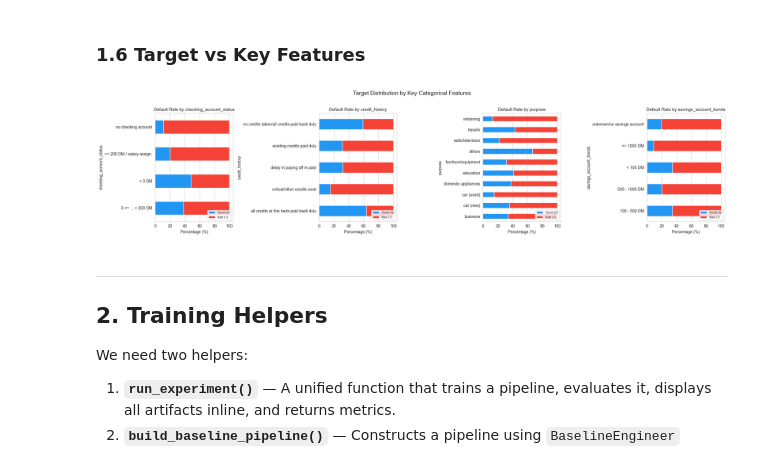
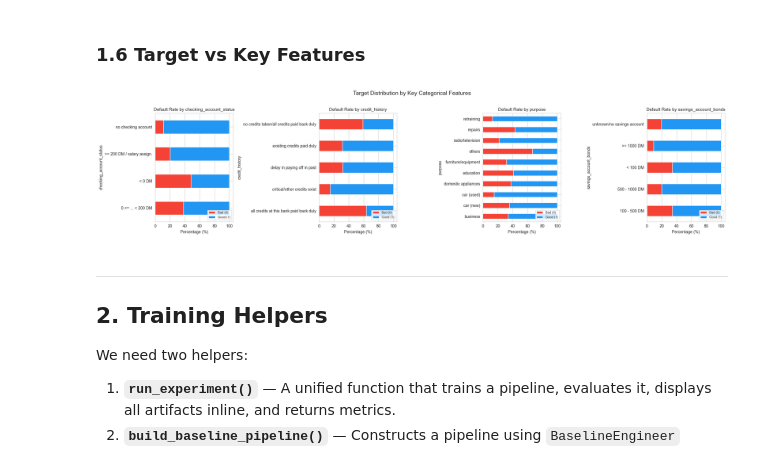
Before and after one commit to ntinasf/credit-risk, a Jupyter notebook: notebooks/investigation.ipynb, the cells around one changed output. Drawn from its saved outputs; the diff is of its cells as text; code cells hidden in the pictures.

```diff
--- a/notebooks/investigation.ipynb
+++ b/notebooks/investigation.ipynb
@@ -263,20 +273,20 @@ people_liable_for_maintenance             -0.003
 # %%
 # Target rate by key categorical features
 key_cats = ["checking_account_status", "credit_history", "purpose", "savings_account_bonds"]
 fig, axes = plt.subplots(1, len(key_cats), figsize=(22, 5))
 
 for ax, col in zip(axes, key_cats):
     ct = pd.crosstab(X_train[col], y_train, normalize="index") * 100
-    ct.plot.barh(stacked=True, ax=ax, color=["#2196F3", "#F44336"])
+    ct.plot.barh(stacked=True, ax=ax, color=["#F44336", "#2196F3"])
     ax.set_title(f"Default Rate by {col}", fontsize=11)
     ax.set_xlabel("Percentage (%)")
-    ax.legend(["Good (0)", "Bad (1)"], loc="lower right", fontsize=8)
+    ax.legend(["Bad (0)", "Good (1)"], loc="lower right", fontsize=8)
 
 plt.suptitle("Target Distribution by Key Categorical Features", fontsize=14, y=1.02)
 plt.tight_layout()
 plt.show()
 # %% [output]
-[figure, old version]
+[figure, new version]
 # %% [markdown]
 ---
 ## 2. Training Helpers
```
Also changed, not shown: parts of 31 cells of this notebook, 7 other files.
